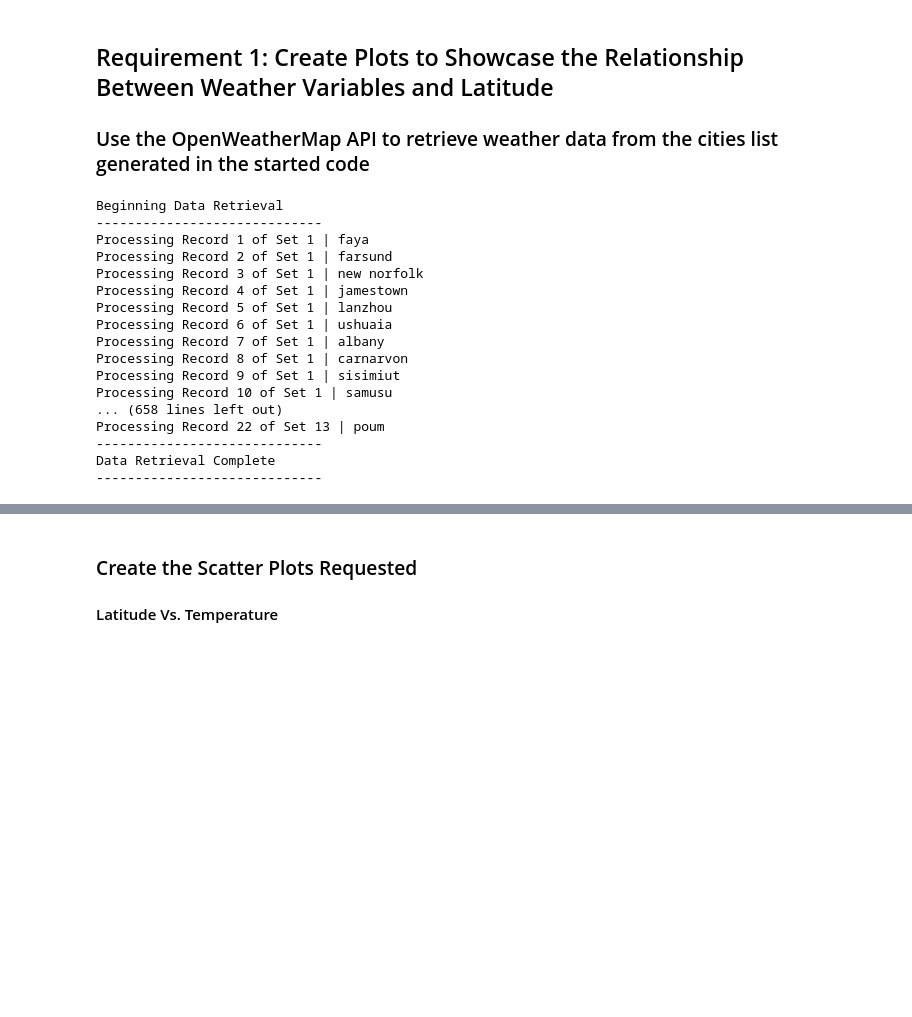
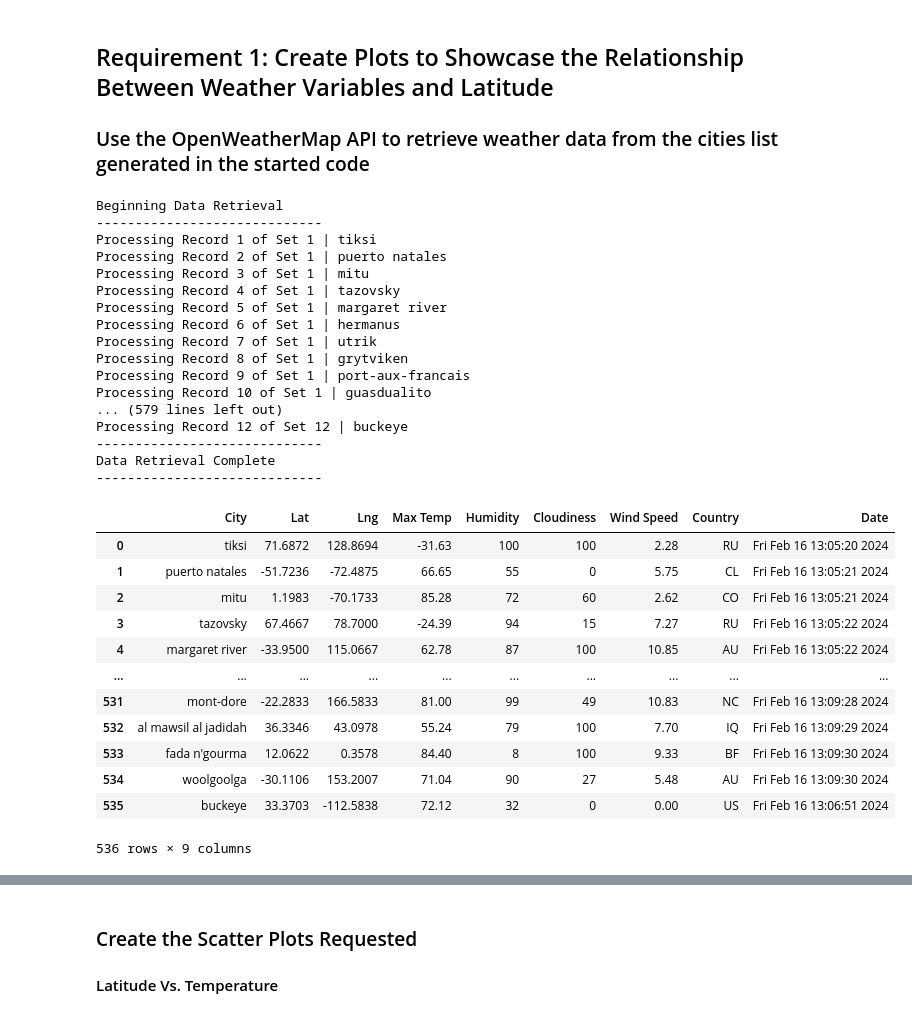
Before and after one commit to teelam1910/python-api-analysis, a Jupyter notebook: WeatherPy/WeatherPy (main).ipynb, the cells around one changed output, grey strips where cells are left out. Cells and saved outputs as stored; diff of their text form; code cells hidden in the pictures; blank space fills up the shorter version.

```diff
--- a/WeatherPy/WeatherPy (main).ipynb
+++ b/WeatherPy/WeatherPy (main).ipynb
@@ -54,8 +54,9 @@ Number of cities in the list: 601
 ### Use the OpenWeatherMap API to retrieve weather data from the cities list generated in the started code
 # %%
 # Set the API base URL
-url = 'https://api.openweathermap.org/data/2.5/weather?units=imperial&ampi'
-'
+url = f'https://api.openweathermap.org/data/2.5/weather?units=imperial&apiKey={weather_api_key}&q='
+
+#cities2 = ['chicago','london'] tester
 
 # Define an empty list to fetch the weather data for each city
 city_data = []
@@ -77,7 +78,7 @@ for i, city in enumerate(cities):
         record_count = 0
 
     # Create endpoint URL with each city
-    city_url = # YOUR CODE HERE
+    city_url = url + city
 
     # Log the url, record, and set numbers
     print("Processing Record %s of Set %s | %s" % (record_count, set_count, city))
@@ -88,19 +89,19 @@ for i, city in enumerate(cities):
     # Run an API request for each of the cities
     try:
         # Parse the JSON and retrieve data
-        city_weather = # YOUR CODE HERE
+        city_weather = requests.get(city_url).json()
 
         # Parse out latitude, longitude, max temp, humidity, cloudiness, wind speed, country, and date
-        city_lat = # YOUR CODE HERE
-        city_lng = # YOUR CODE HERE
-        city_max_temp = # YOUR CODE HERE
-        city_humidity = # YOUR CODE HERE
-        city_clouds = # YOUR CODE HERE
-        city_wind = # YOUR CODE HERE
-        city_country = # YOUR CODE HERE
-        city_date = # YOUR CODE HERE
+        city_lat = city_weather['coord']['lat']
+        city_lng = city_weather['coord']['lon']
+        city_max_temp = city_weather['main']['temp_max']
+        city_humidity = city_weather['main']['humidity']
+        city_clouds = city_weather['clouds']['all']
+        city_wind = city_weather['wind']['speed']
+        city_country = city_weather['sys']['country']
+        city_date = time.ctime(city_weather['dt'])
 
-        # Append the City information into city_data list
+        # # Append the City information into city_data list
         city_data.append({"City": city,
                           "Lat": city_lat,
                           "Lng": city_lng,
@@ -123,18 +124,18 @@ print("-----------------------------")
 # %% [output]
 Beginning Data Retrieval
 -----------------------------
-Processing Record 1 of Set 1 | faya
-Processing Record 2 of Set 1 | farsund
-Processing Record 3 of Set 1 | new norfolk
-Processing Record 4 of Set 1 | jamestown
-Processing Record 5 of Set 1 | lanzhou
-Processing Record 6 of Set 1 | ushuaia
-Processing Record 7 of Set 1 | albany
-Processing Record 8 of Set 1 | carnarvon
-Processing Record 9 of Set 1 | sisimiut
-Processing Record 10 of Set 1 | samusu
-... (658 lines left out)
-Processing Record 22 of Set 13 | poum
+Processing Record 1 of Set 1 | tiksi
+Processing Record 2 of Set 1 | puerto natales
+Processing Record 3 of Set 1 | mitu
+Processing Record 4 of Set 1 | tazovsky
+Processing Record 5 of Set 1 | margaret river
+Processing Record 6 of Set 1 | hermanus
+Processing Record 7 of Set 1 | utrik
+Processing Record 8 of Set 1 | grytviken
+Processing Record 9 of Set 1 | port-aux-francais
+Processing Record 10 of Set 1 | guasdualito
+... (579 lines left out)
+Processing Record 12 of Set 12 | buckeye
 -----------------------------
 Data Retrieval Complete
 -----------------------------
@@ -141,2 +144,18 @@ Data Retrieval Complete
+# %%
+pd.DataFrame(city_data)
+# %% [output]
+|  | City | Lat | Lng | Max Temp | Humidity | Cloudiness | Wind Speed | Country | Date |
+| 0 | tiksi | 71.6872 | 128.8694 | -31.63 | 100 | 100 | 2.28 | RU | Fri Feb 16 13:05:20 2024 |
+| 1 | puerto natales | -51.7236 | -72.4875 | 66.65 | 55 | 0 | 5.75 | CL | Fri Feb 16 13:05:21 2024 |
+| 2 | mitu | 1.1983 | -70.1733 | 85.28 | 72 | 60 | 2.62 | CO | Fri Feb 16 13:05:21 2024 |
+| 3 | tazovsky | 67.4667 | 78.7000 | -24.39 | 94 | 15 | 7.27 | RU | Fri Feb 16 13:05:22 2024 |
+| 4 | margaret river | -33.9500 | 115.0667 | 62.78 | 87 | 100 | 10.85 | AU | Fri Feb 16 13:05:22 2024 |
+| ... | ... | ... | ... | ... | ... | ... | ... | ... | ... |
+| 531 | mont-dore | -22.2833 | 166.5833 | 81.00 | 99 | 49 | 10.83 | NC | Fri Feb 16 13:09:28 2024 |
+| 532 | al mawsil al jadidah | 36.3346 | 43.0978 | 55.24 | 79 | 100 | 7.70 | IQ | Fri Feb 16 13:09:29 2024 |
+| 533 | fada n'gourma | 12.0622 | 0.3578 | 84.40 | 8 | 100 | 9.33 | BF | Fri Feb 16 13:09:30 2024 |
+| 534 | woolgoolga | -30.1106 | 153.2007 | 71.04 | 90 | 27 | 5.48 | AU | Fri Feb 16 13:09:30 2024 |
+| 535 | buckeye | 33.3703 | -112.5838 | 72.12 | 32 | 0 | 0.00 | US | Fri Feb 16 13:06:51 2024 |
+536 rows × 9 columns
 # %%
 # Convert the cities weather data into a Pandas DataFrame
```
Also changed, not shown: parts of 15 cells of this notebook, 7 other files.
